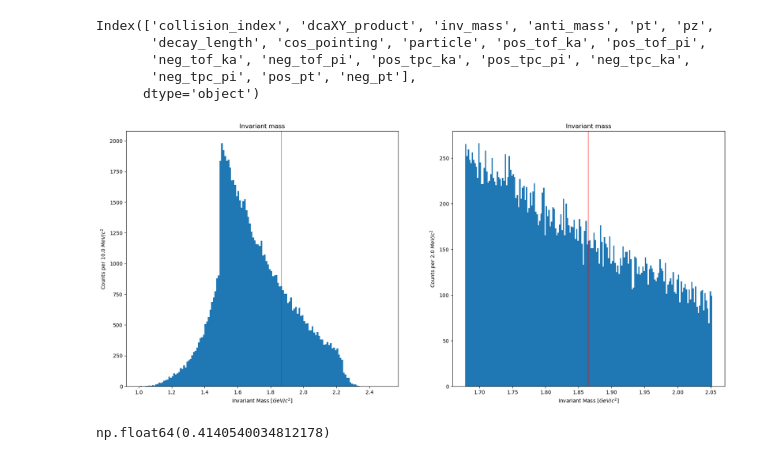
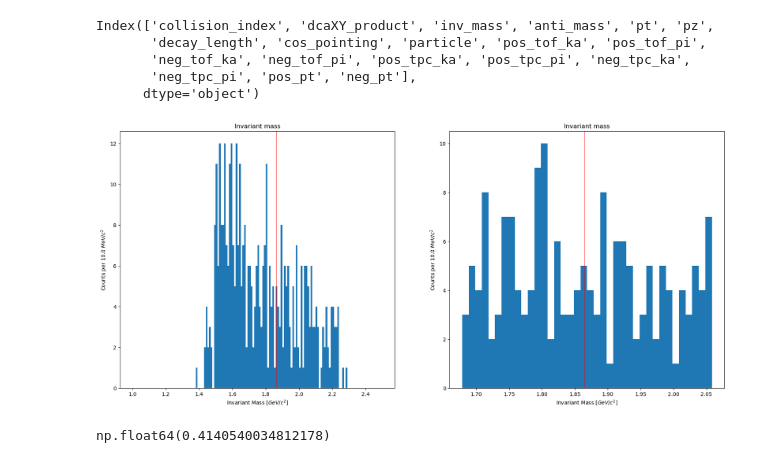
Before and after one commit to LeoPi314/LCPB_Project, a Jupyter notebook: Big_Combinatorial/AdPairAnalysis.ipynb, the cells around one changed output. Saved outputs shown, nothing was run; the diff lists cells and outputs as text; code cells hidden in the pictures.

```diff
--- a/Big_Combinatorial/AdPairAnalysis.ipynb
+++ b/Big_Combinatorial/AdPairAnalysis.ipynb
@@ -113,37 +113,37 @@ df["new_particle"] = np.select( condlist=[new_undecided_hyp, new_D0, new_antiD0
                                 choicelist=["Undecided", "D0", "Anti-D0"], default="Bkg" )
 # %%
 # Now with some filtering
-COS_CUT = 0.96
-PT_MIN, PT_MAX = 2, 8                                  # +infinity is np.inf
-DCA_CUT = 1e-05
+COS_CUT = 0.80
+PT_MIN, PT_MAX = 3, 8                                  # +infinity is np.inf
+DCA_CUT = -4e-05
 
 mask = (df["cos_pointing"] > COS_CUT) & (df["dcaXY_product"]< DCA_CUT) & ( df["pt"].between(PT_MIN, PT_MAX) )
 filtered_df = df[mask]
 
 filtered_masses = np.concatenate([filtered_df[filtered_df["new_particle"]=="D0"]["inv_mass"],
                                   filtered_df[filtered_df["new_particle"]=="Anti-D0"]["anti_mass"],
                                   filtered_df[filtered_df["new_particle"]=="Undecided"]["inv_mass"],
                                   filtered_df[filtered_df["new_particle"]=="Undecided"]["anti_mass"]])
 
 fig, ax = plt.subplots(1,2, figsize=(21,9) )
 MASS_MIN, MASS_MAX = 1, 2.5
 binwidth = 0.01
 ax[0].hist(filtered_masses,range=(MASS_MIN,MASS_MAX), bins=np.arange(MASS_MIN, MASS_MAX+binwidth,binwidth))
 ax[0].axvline(x=m_d0, color="red", alpha=0.5)
 ax[0].set_xlabel("Invariant Mass $[GeV/c^2]$")
 ax[0].set_ylabel(f"Counts per {binwidth*1000:.1f} $MeV/c^2$")
 ax[0].set_title(f"Invariant mass")
 
 M_min, M_max = 0.9*m_d0, 1.1*m_d0
-binwidth = 0.002
+binwidth = 0.01
 ax[1].hist(filtered_masses,range=(M_min,M_max), bins=np.arange(M_min, M_max+binwidth,binwidth))
 ax[1].axvline(x=m_d0, color="red", alpha=0.5)
 ax[1].set_xlabel("Invariant Mass $[GeV/c^2]$")
 ax[1].set_ylabel(f"Counts per {(binwidth*1000):.1f} $MeV/c^2$")
 ax[1].set_title(f"Invariant mass")
 plt.show()
 # %% [output]
-[figure, old version]
+[figure, new version]
 # %%
 np.sum(df["new_particle"]==df["particle"])/len(df)
 # %% [output]
```
Also changed, not shown: 2 other files.
